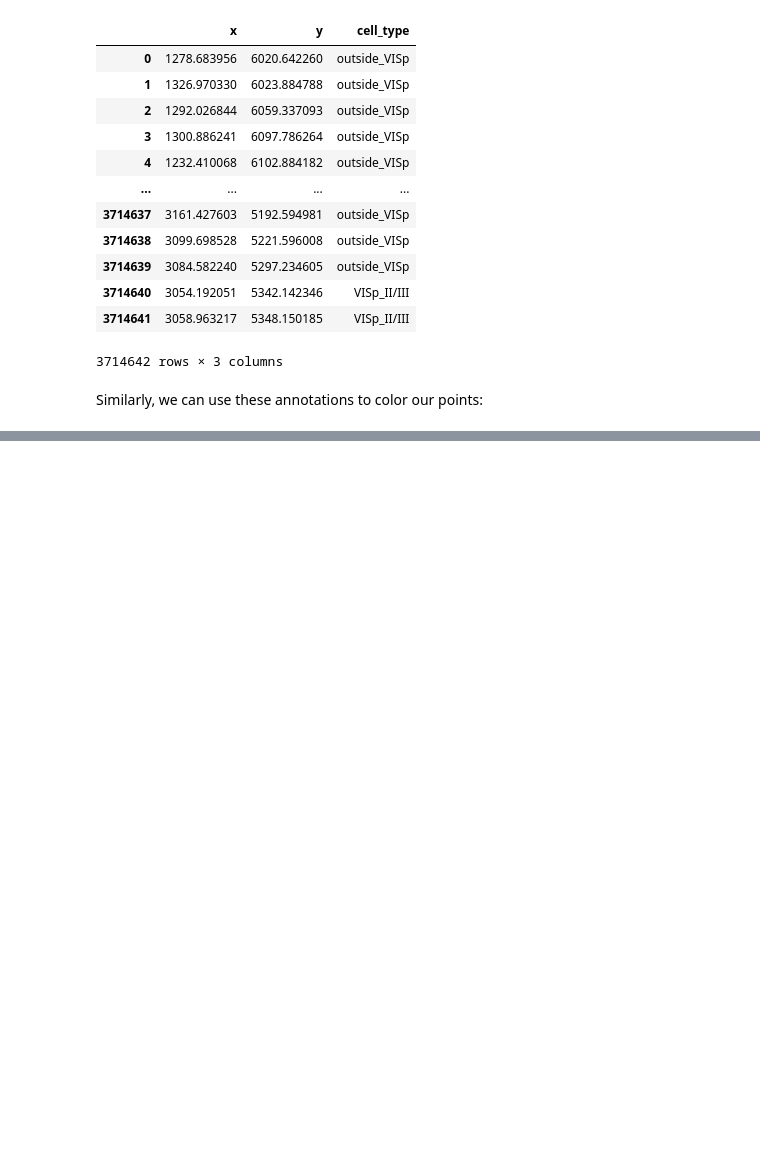
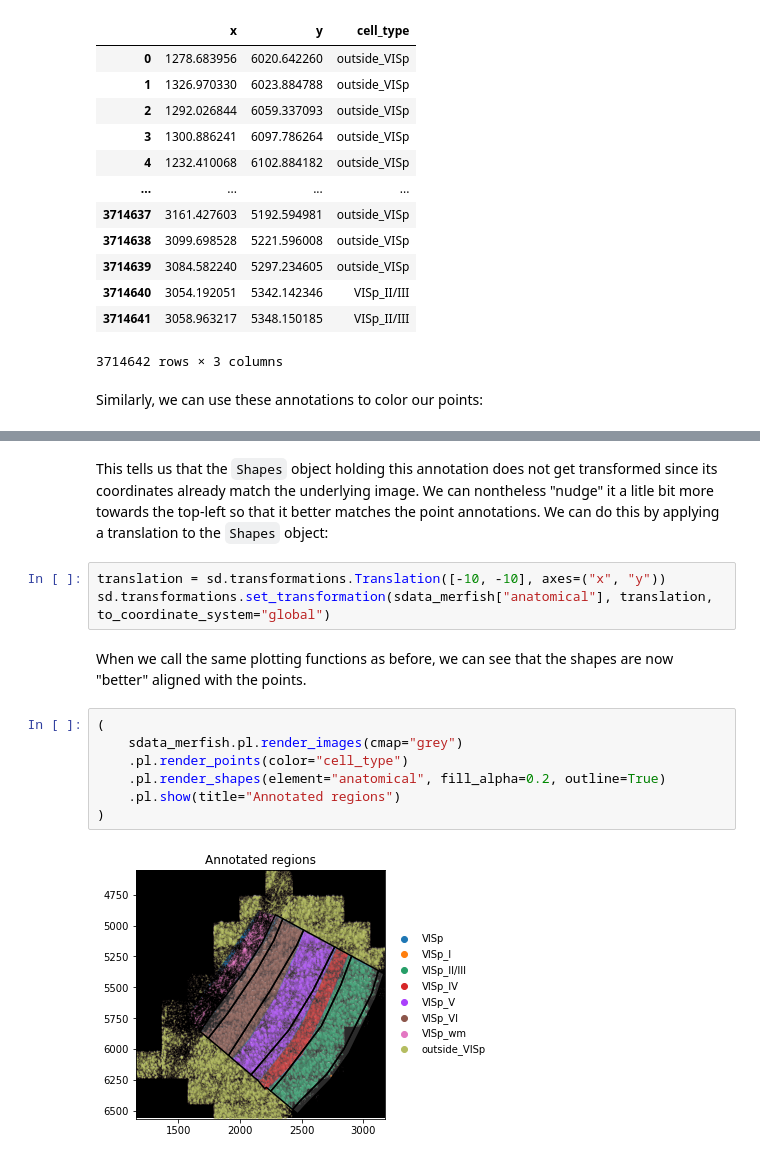
Before and after one commit to PMBio/spatialdata-workshops, a Jupyter notebook: notebooks/nb2_static_plotting.ipynb, the cells around one changed output, grey strips where cells are left out. Cells and saved outputs as stored; diff of their text form; blank space fills up the shorter version.

```diff
--- a/notebooks/nb2_static_plotting.ipynb
+++ b/notebooks/nb2_static_plotting.ipynb
@@ -154,0 +159,16 @@ INFO     Using matplotlib
+# %% [markdown]
+This tells us that the `Shapes` object holding this annotation does not get transformed since its coordinates already match the underlying image. We can nontheless "nudge" it a litle bit more towards the top-left so that it better matches the point annotations. We can do this by applying a translation to the `Shapes` object:
+# %%
+translation = sd.transformations.Translation([-10, -10], axes=("x", "y"))
+sd.transformations.set_transformation(sdata_merfish["anatomical"], translation, to_coordinate_system="global")
+# %% [markdown]
+When we call the same plotting functions as before, we can see that the shapes are now "better" aligned with the points.
+# %%
+(
+    sdata_merfish.pl.render_images(cmap="grey")
+    .pl.render_points(color="cell_type")
+    .pl.render_shapes(element="anatomical", fill_alpha=0.2, outline=True)
+    .pl.show(title="Annotated regions")
+)
+# %% [output]
+[figure, added]
```
Also changed, not shown: parts of 13 cells of this notebook.
